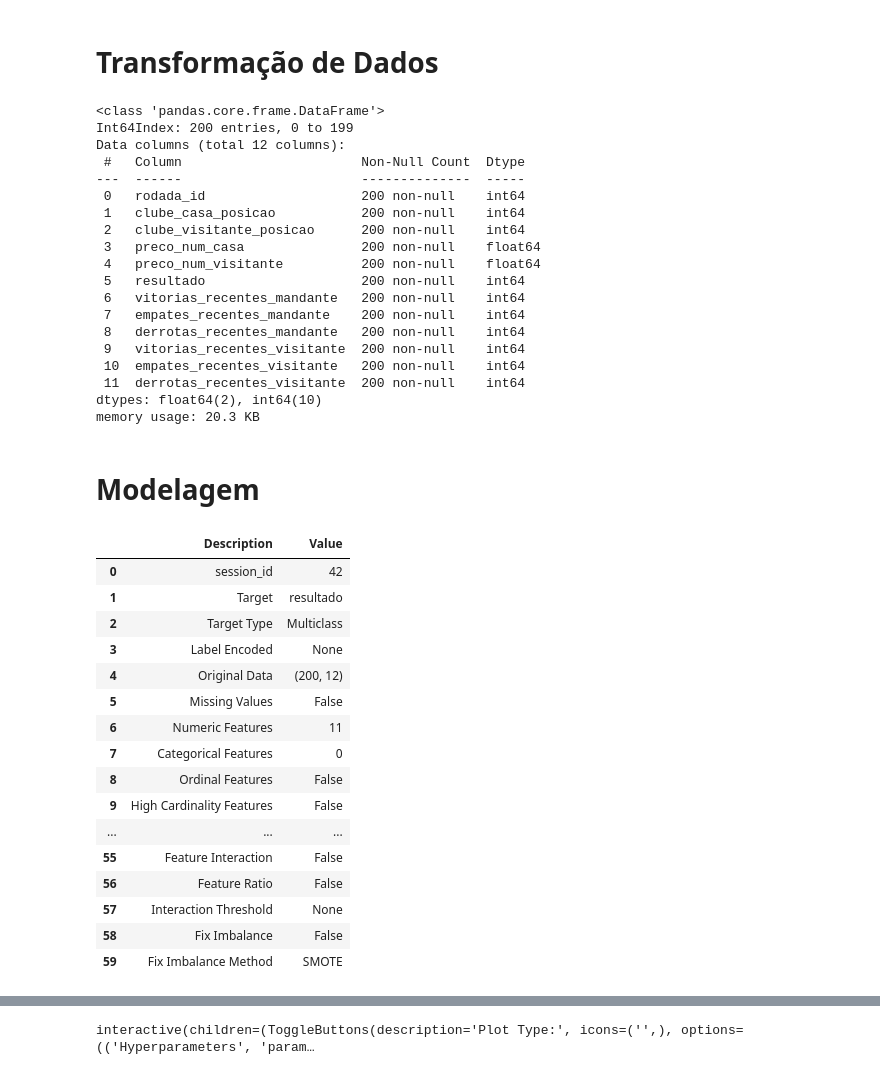
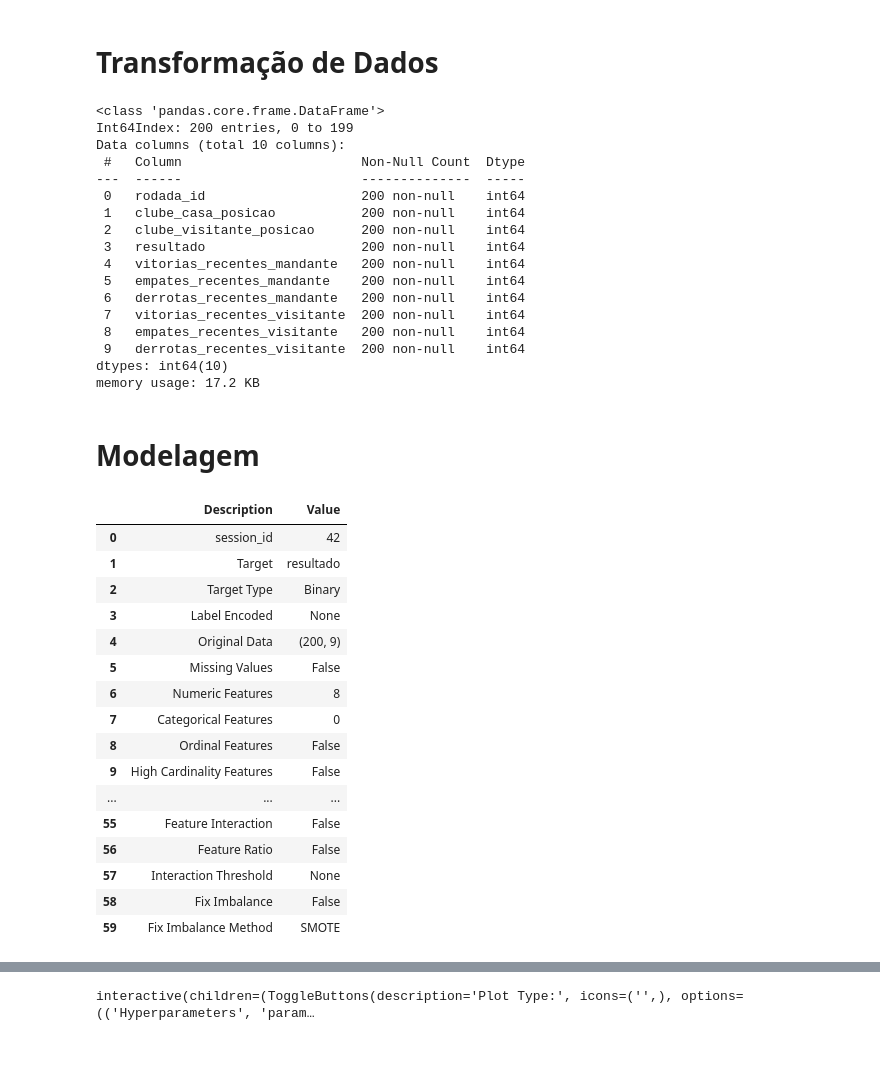
Before and after one commit to guilhermelt-22/final_project, a Jupyter notebook: modelov1.ipynb, the cells around one changed output, grey strips where cells are left out. Cells and saved outputs as stored; diff of their text form; code cells hidden in the pictures.

```diff
--- a/Bot_Apostas.ipynb
+++ b/modelov1.ipynb
@@ -65,0 +106,3 @@ clubes_visitante = time_stats_filtrada.rename(columns={'clube_id': 'clube_visita
+# %%
+#seleção de apenas informações úteis
+time_stats_filtrada = time_stats[['clube_id','rodada_id']]
@@ -77,7 +127,6 @@ partidas = tabela_completa
 #como no dataset de partidas não fala o resultado(vitória, empate ou derrota)
 partidas['resultado'] = 0
 partidas.loc[partidas['placar_oficial_mandante'] > partidas['placar_oficial_visitante'],'resultado'] = 1
-partidas.loc[partidas['placar_oficial_mandante'] < partidas['placar_oficial_visitante'],'resultado'] = -1
 # %%
 #transformação dos aproveitamentos mandante
 partidas['vitorias_recentes_mandante'] = partidas['aproveitamento_mandante'].str.count('v')
@@ -102,39 +151,37 @@ partidas.info()
 # %% [output]
 <class 'pandas.core.frame.DataFrame'>
 Int64Index: 200 entries, 0 to 199
-Data columns (total 12 columns):
+Data columns (total 10 columns):
  #   Column                       Non-Null Count  Dtype
 ---  ------                       --------------  -----
  0   rodada_id                    200 non-null    int64
  1   clube_casa_posicao           200 non-null    int64
  2   clube_visitante_posicao      200 non-null    int64
- 3   preco_num_casa               200 non-null    float64
- 4   preco_num_visitante          200 non-null    float64
- 5   resultado                    200 non-null    int64
- 6   vitorias_recentes_mandante   200 non-null    int64
- 7   empates_recentes_mandante    200 non-null    int64
- 8   derrotas_recentes_mandante   200 non-null    int64
- 9   vitorias_recentes_visitante  200 non-null    int64
- 10  empates_recentes_visitante   200 non-null    int64
- 11  derrotas_recentes_visitante  200 non-null    int64
-dtypes: float64(2), int64(10)
-memory usage: 20.3 KB
+ 3   resultado                    200 non-null    int64
+ 4   vitorias_recentes_mandante   200 non-null    int64
+ 5   empates_recentes_mandante    200 non-null    int64
+ 6   derrotas_recentes_mandante   200 non-null    int64
+ 7   vitorias_recentes_visitante  200 non-null    int64
+ 8   empates_recentes_visitante   200 non-null    int64
+ 9   derrotas_recentes_visitante  200 non-null    int64
+dtypes: int64(10)
+memory usage: 17.2 KB
 # %%
 #transformação para int32 do dataframe
 partidas = partidas.astype('int32')
 # %% [markdown]
 # Modelagem
 # %%
-classification = setup(data = partidas, target='resultado',session_id=42)
+classification = setup(data = partidas.drop(columns = 'rodada_id'), target='resultado',session_id=42)
 # %% [output]
 |  | Description | Value |
 | 0 | session_id | 42 |
 | 1 | Target | resultado |
-| 2 | Target Type | Multiclass |
+| 2 | Target Type | Binary |
 | 3 | Label Encoded | None |
-| 4 | Original Data | (200, 12) |
+| 4 | Original Data | (200, 9) |
 | 5 | Missing Values | False |
-| 6 | Numeric Features | 11 |
+| 6 | Numeric Features | 8 |
 | 7 | Categorical Features | 0 |
 | 8 | Ordinal Features | False |
 | 9 | High Cardinality Features | False |
```
Also changed, not shown: parts of 19 cells of this notebook, 2 other files.
